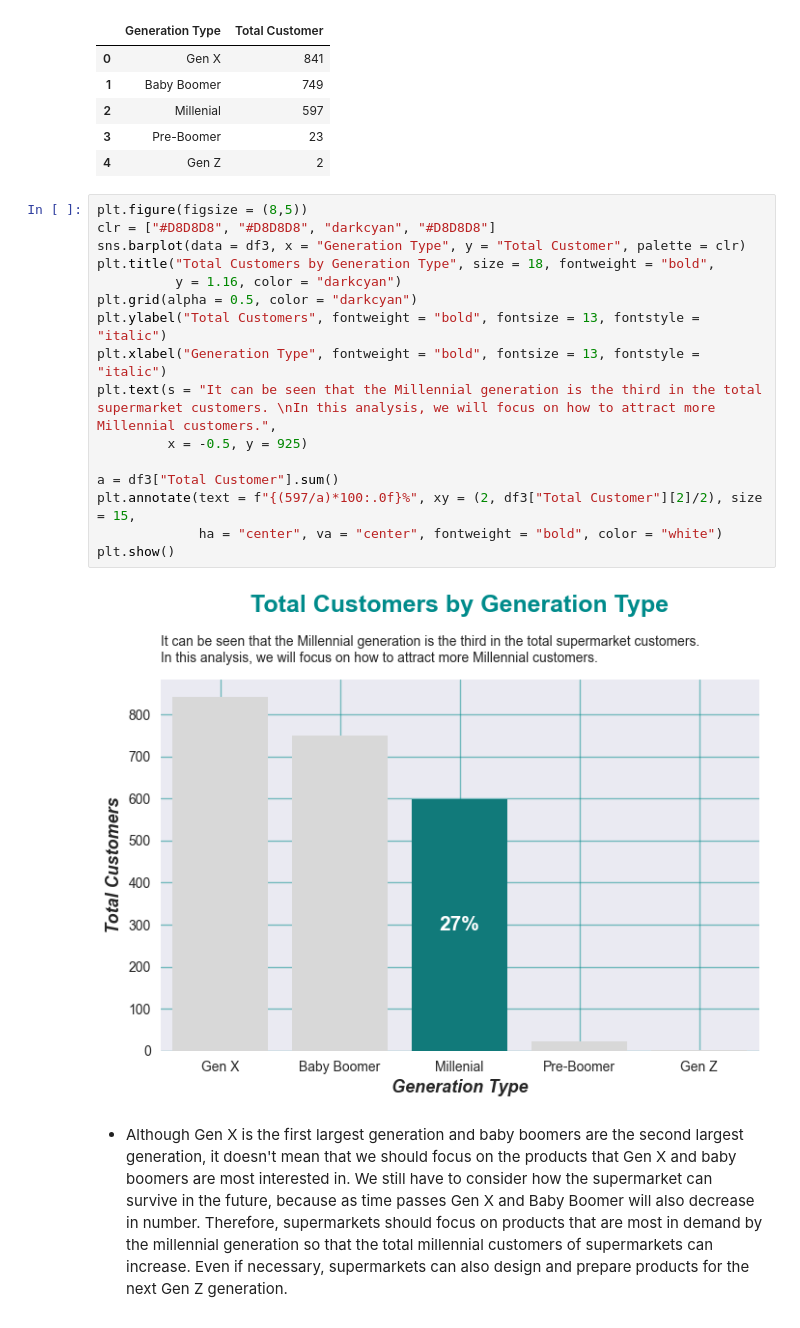
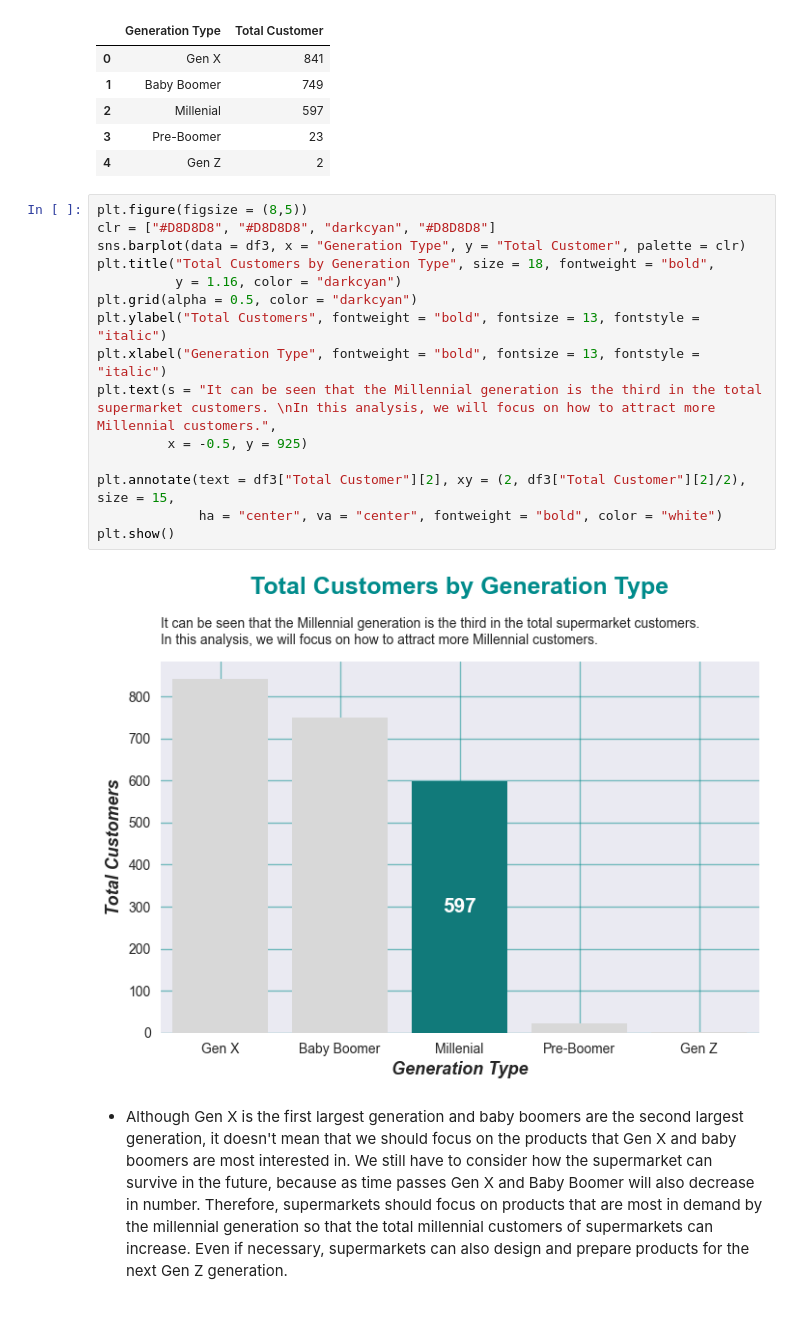
Before and after one commit to HarryMaulana292/Supermarket-Products-Analysis, a Jupyter notebook: (English) Harry Maulana Buhari - Supermarket Products Analysis.ipynb, the cells around one changed output. Drawn from its saved outputs; the diff is of its cells as text.

```diff
--- a/(English) Harry Maulana Buhari - Supermarket Products Analysis.ipynb
+++ b/(English) Harry Maulana Buhari - Supermarket Products Analysis.ipynb
@@ -1147,21 +1147,20 @@ df3
 # %%
 plt.figure(figsize = (8,5))
 clr = ["#D8D8D8", "#D8D8D8", "darkcyan", "#D8D8D8"]
 sns.barplot(data = df3, x = "Generation Type", y = "Total Customer", palette = clr)
 plt.title("Total Customers by Generation Type", size = 18, fontweight = "bold",
           y = 1.16, color = "darkcyan")
 plt.grid(alpha = 0.5, color = "darkcyan")
 plt.ylabel("Total Customers", fontweight = "bold", fontsize = 13, fontstyle = "italic")
 plt.xlabel("Generation Type", fontweight = "bold", fontsize = 13, fontstyle = "italic")
 plt.text(s = "It can be seen that the Millennial generation is the third in the total supermarket customers. \nIn this analysis, we will focus on how to attract more Millennial customers.",
          x = -0.5, y = 925)
 
-a = df3["Total Customer"].sum()
-plt.annotate(text = f"{(597/a)*100:.0f}%", xy = (2, df3["Total Customer"][2]/2), size = 15,
+plt.annotate(text = df3["Total Customer"][2], xy = (2, df3["Total Customer"][2]/2), size = 15,
              ha = "center", va = "center", fontweight = "bold", color = "white")
 plt.show()
 # %% [output]
-[figure, old version]
+[figure, new version]
 # %% [markdown]
 * Although Gen X is the first largest generation and baby boomers are the second largest generation, it doesn't mean that we should focus on the products that Gen X and baby boomers are most interested in. We still have to consider how the supermarket can survive in the future, because as time passes Gen X and Baby Boomer will also decrease in number. Therefore, supermarkets should focus on products that are most in demand by the millennial generation so that the total millennial customers of supermarkets can increase. Even if necessary, supermarkets can also design and prepare products for the next Gen Z generation.
 
```
Also changed, not shown: 1 other file.
